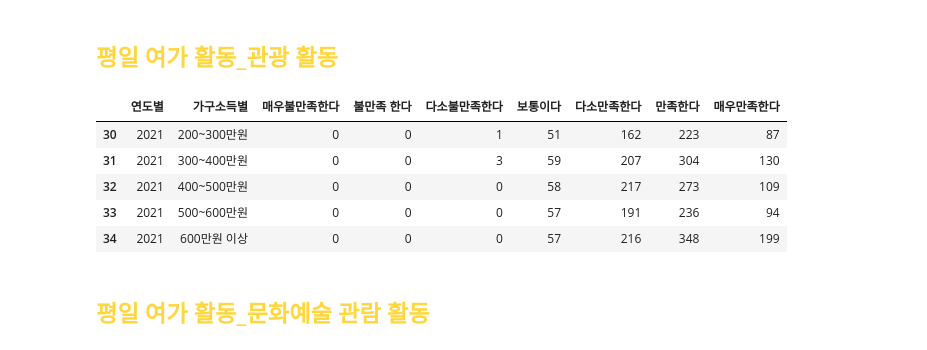
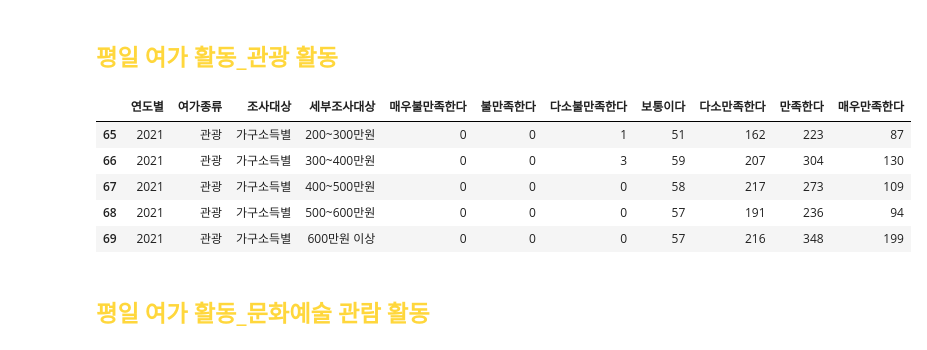
Before and after one commit to nyeokinyeoki/Toy-Projects-with-Tableau, a Jupyter notebook: Side_pro_leis.ipynb, the cells around one changed output. Saved outputs shown, nothing was run; the diff lists cells and outputs as text; code cells hidden in the pictures.

```diff
--- a/Side_pro_leis.ipynb
+++ b/Side_pro_leis.ipynb
@@ -248,16 +222,15 @@ trip = pd.read_csv("G:/내 드라이브/취미/평일에_참여한_여가활동_
 # trip.info()
 # trip.head()
 # %%
-trip_age, trip_inc = leisure_pretreat(trip)
+trip = leisure_pretreat(trip, input_cat="관광")
+trip.tail()
+# %% [output]
+|  | 연도별 | 여가종류 | 조사대상 | 세부조사대상 | 매우불만족한다 | 불만족한다 | 다소불만족한다 | 보통이다 | 다소만족한다 | 만족한다 | 매우만족한다 |
+| 65 | 2021 | 관광 | 가구소득별 | 200~300만원 | 0 | 0 | 1 | 51 | 162 | 223 | 87 |
+| 66 | 2021 | 관광 | 가구소득별 | 300~400만원 | 0 | 0 | 3 | 59 | 207 | 304 | 130 |
+| 67 | 2021 | 관광 | 가구소득별 | 400~500만원 | 0 | 0 | 0 | 58 | 217 | 273 | 109 |
+| 68 | 2021 | 관광 | 가구소득별 | 500~600만원 | 0 | 0 | 0 | 57 | 191 | 236 | 94 |
+| 69 | 2021 | 관광 | 가구소득별 | 600만원 이상 | 0 | 0 | 0 | 57 | 216 | 348 | 199 |
-# %%
-trip_inc.tail()
-# %% [output]
-|  | 연도별 | 가구소득별 | 매우불만족한다 | 불만족 한다 | 다소불만족한다 | 보통이다 | 다소만족한다 | 만족한다 | 매우만족한다 |
-| 30 | 2021 | 200~300만원 | 0 | 0 | 1 | 51 | 162 | 223 | 87 |
-| 31 | 2021 | 300~400만원 | 0 | 0 | 3 | 59 | 207 | 304 | 130 |
-| 32 | 2021 | 400~500만원 | 0 | 0 | 0 | 58 | 217 | 273 | 109 |
-| 33 | 2021 | 500~600만원 | 0 | 0 | 0 | 57 | 191 | 236 | 94 |
-| 34 | 2021 | 600만원 이상 | 0 | 0 | 0 | 57 | 216 | 348 | 199 |
 # %% [markdown]
 ## <font color="#FFD73C"> 평일 여가 활동_문화예술 관람 활동 </font>
 # %%
```
Also changed, not shown: parts of 39 cells of this notebook, 2 other files.
